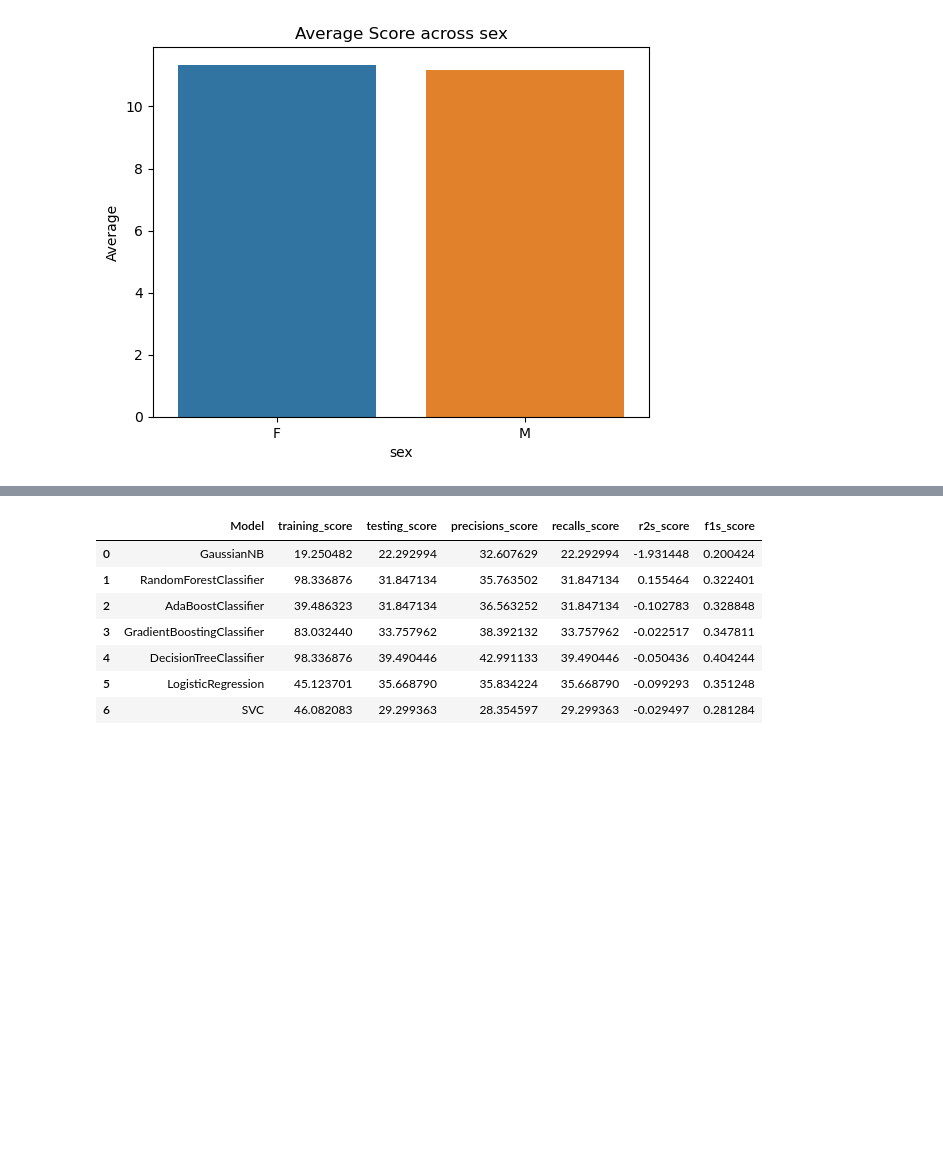
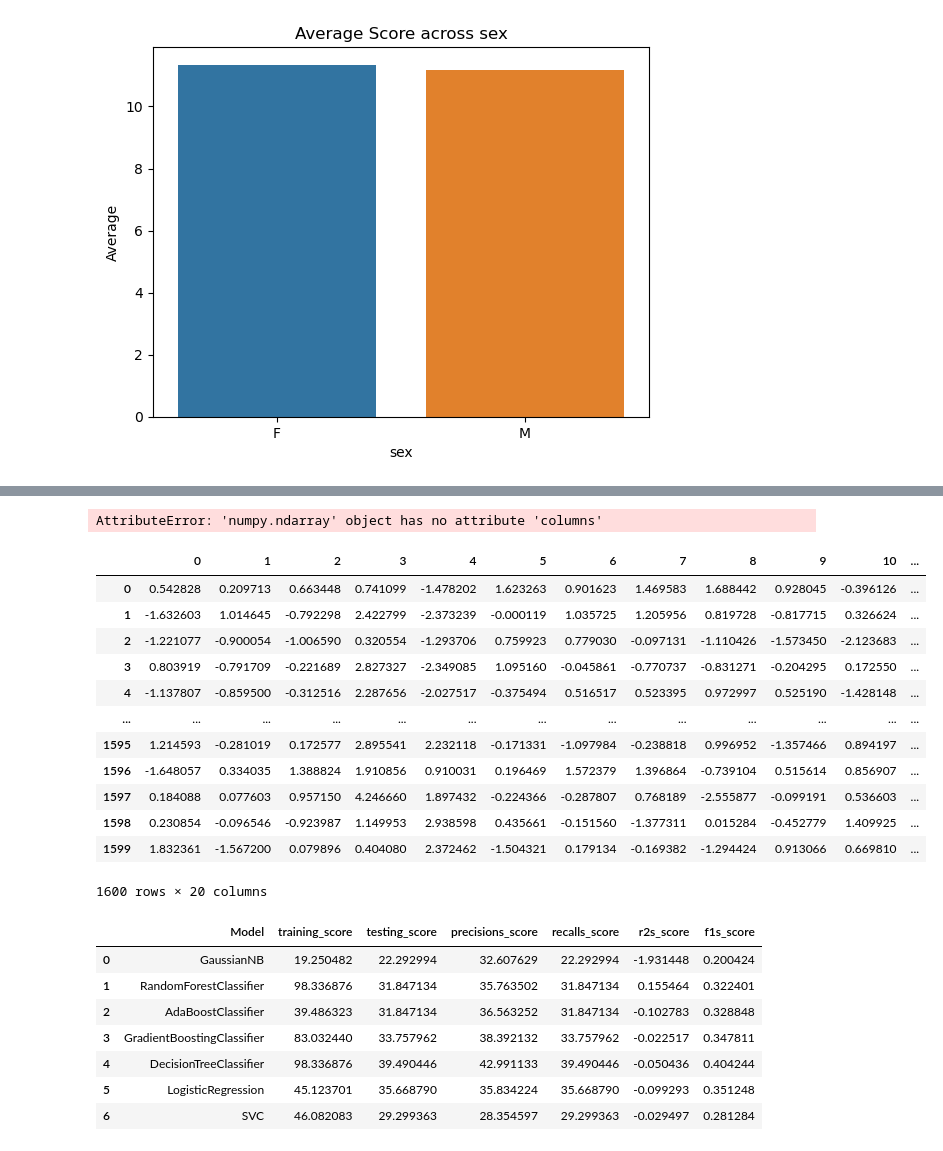
Before and after one commit to kazeemolaitanmusbau/Student-Exam-Performance-Prediction, a Jupyter notebook: Untitled.ipynb, the cells around one changed output, grey strips where cells are left out. Drawn from its saved outputs; the diff is of its cells as text; code cells hidden in the pictures; blank space fills up the shorter version.

```diff
--- a/Untitled.ipynb
+++ b/Untitled.ipynb
@@ -167,3 +225,81 @@ x_train, x_val, y_train, y_val = train_test_split(X, y, test_size=0.15, random_s
+# %%
+import pandas as pd
+from imblearn.over_sampling import SMOTE
+from imblearn.under_sampling import RandomUnderSampler
+from imblearn.pipeline import make_pipeline
+from collections import Counter
+
+# Create a custom transformer to convert the result to a DataFrame
+class DataFrameConverter:
+    def fit(self, X, y=None):
+        return self
+
+    def transform(self, X, y=None):
+        return pd.DataFrame(X, columns=X.columns)
+
+# Create a pipeline with SMOTE for oversampling, RandomUnderSampler for undersampling, and DataFrame conversion
+pipeline = make_pipeline(
+    SMOTE(sampling_strategy='auto', random_state=42),
+    RandomUnderSampler(sampling_strategy='auto', random_state=42),
+    DataFrameConverter()
+    # You can add more steps if needed
+)
+
+# Apply the pipeline to the dataset
+X_resampled = pipeline.fit_transform(X, y)
+print(Counter(y_resampled))
+# %% [output]
+AttributeError: 'numpy.ndarray' object has no attribute 'columns'
+# %%
+import pandas as pd
+import numpy as np
+from imblearn.over_sampling import SMOTE
+from imblearn.under_sampling import RandomUnderSampler
+from imblearn.pipeline import make_pipeline
+from collections import Counter
+
+# Create a custom transformer to convert the result to a DataFrame with column names
+class DataFrameConverter:
+    def __init__(self, column_names):
+        self.column_names = column_names
+
+    def fit(self, X, y=None):
+        return self
+
+    def transform(self, X, y=None):
+        return pd.DataFrame(X, columns=self.column_names)
+
+# Assuming X is a NumPy array with column names
+column_names = ['feature1', 'feature2', 'feature3']  # Replace with your actual column names
+X = np.array([[1, 2, 3], [4, 5, 6], [7, 8, 9]])  # Replace with your actual data
+
+# Create a pipeline with SMOTE for oversampling, RandomUnderSampler for undersampling, and DataFrame conversion
+pipeline = make_pipeline(
+    SMOTE(sampling_strategy='auto', random_state=42),
+    RandomUnderSampler(sampling_strategy='auto', random_state=42),
+    DataFrameConverter(column_names)
+    # You can add more steps if needed
+)
+
+# Apply the pipeline to the dataset
+X_resampled = pipeline.fit_transform(X, y)
+print(Counter(y_resampled))
+# %%
+pd.DataFrame(X_resampled)
+# %% [output]
+|  | 0 | 1 | 2 | 3 | 4 | 5 | 6 | 7 | 8 | 9 | 10 | ... |
+| 0 | 0.542828 | 0.209713 | 0.663448 | 0.741099 | -1.478202 | 1.623263 | 0.901623 | 1.469583 | 1.688442 | 0.928045 | -0.396126 | ... |
+| 1 | -1.632603 | 1.014645 | -0.792298 | 2.422799 | -2.373239 | -0.000119 | 1.035725 | 1.205956 | 0.819728 | -0.817715 | 0.326624 | ... |
+| 2 | -1.221077 | -0.900054 | -1.006590 | 0.320554 | -1.293706 | 0.759923 | 0.779030 | -0.097131 | -1.110426 | -1.573450 | -2.123683 | ... |
+| 3 | 0.803919 | -0.791709 | -0.221689 | 2.827327 | -2.349085 | 1.095160 | -0.045861 | -0.770737 | -0.831271 | -0.204295 | 0.172550 | ... |
+| 4 | -1.137807 | -0.859500 | -0.312516 | 2.287656 | -2.027517 | -0.375494 | 0.516517 | 0.523395 | 0.972997 | 0.525190 | -1.428148 | ... |
+| ... | ... | ... | ... | ... | ... | ... | ... | ... | ... | ... | ... | ... |
+| 1595 | 1.214593 | -0.281019 | 0.172577 | 2.895541 | 2.232118 | -0.171331 | -1.097984 | -0.238818 | 0.996952 | -1.357466 | 0.894197 | ... |
+| 1596 | -1.648057 | 0.334035 | 1.388824 | 1.910856 | 0.910031 | 0.196469 | 1.572379 | 1.396864 | -0.739104 | 0.515614 | 0.856907 | ... |
+| 1597 | 0.184088 | 0.077603 | 0.957150 | 4.246660 | 1.897432 | -0.224366 | -0.287807 | 0.768189 | -2.555877 | -0.099191 | 0.536603 | ... |
+| 1598 | 0.230854 | -0.096546 | -0.923987 | 1.149953 | 2.938598 | 0.435661 | -0.151560 | -1.377311 | 0.015284 | -0.452779 | 1.409925 | ... |
+| 1599 | 1.832361 | -1.567200 | 0.079896 | 0.404080 | 2.372462 | -1.504321 | 0.179134 | -0.169382 | -1.294424 | 0.913066 | 0.669810 | ... |
+1600 rows × 20 columns
 # %%
 transformer = [
     ("ordinal variable", OrdinalEncoder(), ordinal_columns),
```
Also changed, not shown: parts of 9 cells of this notebook.
